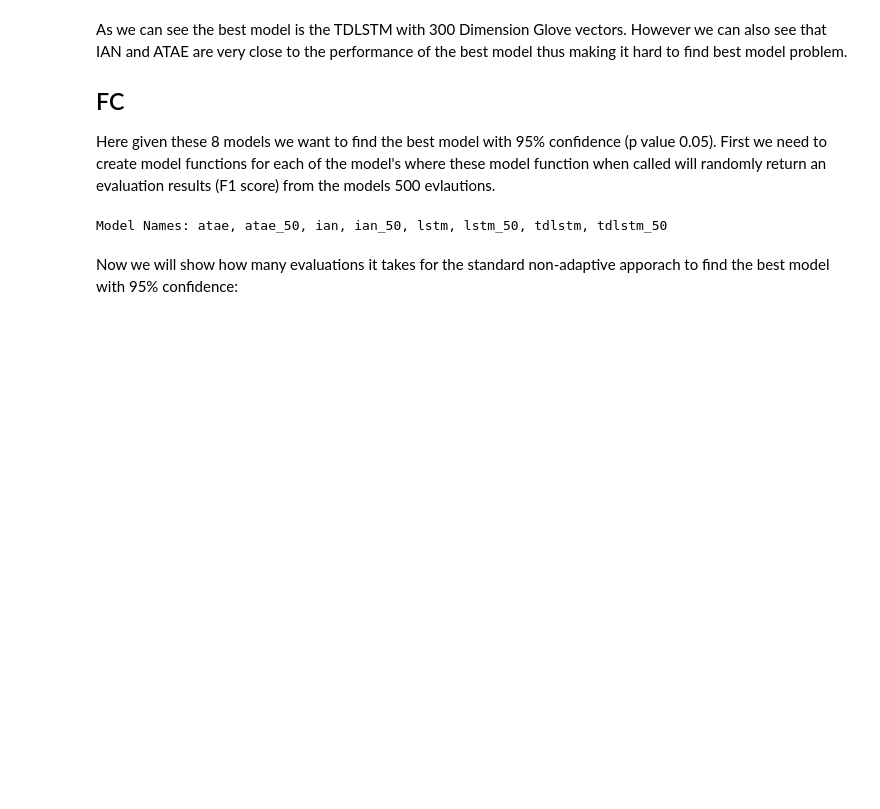
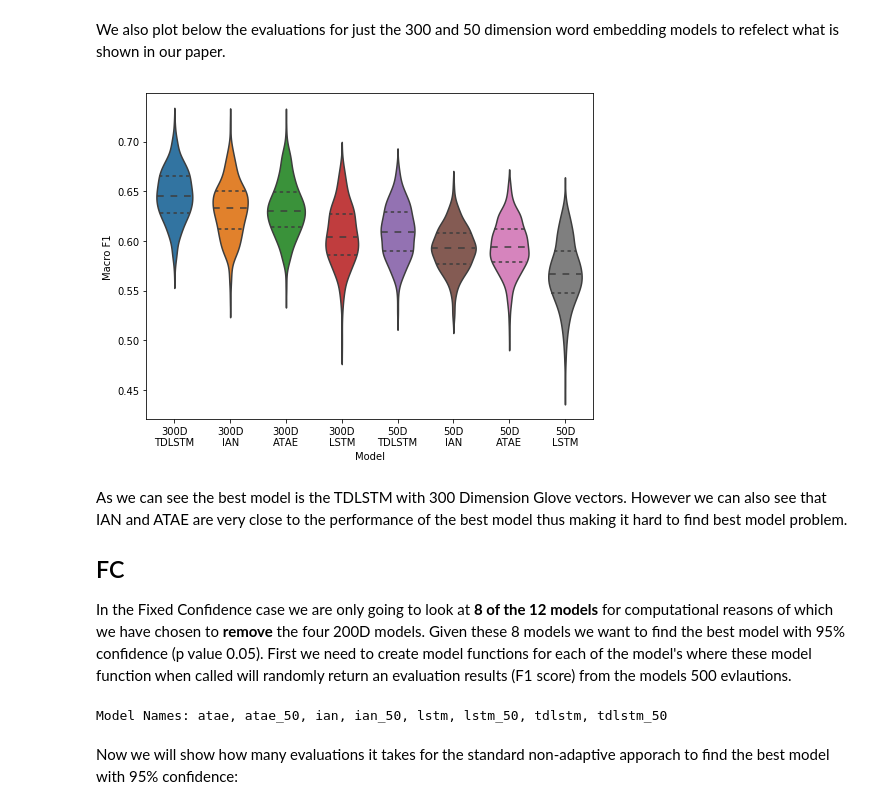
Before and after one commit to apmoore1/fiesta, a Jupyter notebook: notebooks/Advantages_of_Model_Selection.ipynb, the cells around one changed output. Drawn from its saved outputs; the diff is of its cells as text; code cells hidden in the pictures; blank space fills up the shorter version.

```diff
--- a/notebooks/Advantages_of_Model_Selection.ipynb
+++ b/notebooks/Advantages_of_Model_Selection.ipynb
@@ -159,8 +168,15 @@ seaborn_violin_plot(tdsa_f1_results)
+# %% [markdown]
+We also plot below the evaluations for just the 300 and 50 dimension word embedding models to refelect what is shown in our paper.
+# %%
+tdsa_f1_results = get_data()
+seaborn_violin_plot(tdsa_f1_results, incl_200=False)
+# %% [output]
+[figure, added]
 # %% [markdown]
 As we can see the best model is the TDLSTM with 300 Dimension Glove vectors. However we can also see that IAN and ATAE are very close to the performance of the best model thus making it hard to find best model problem.
 
 ## FC
-Here given these 8 models we want to find the best model with 95% confidence (p value 0.05). First we need to create model functions for each of the model's where these model function when called will randomly return an evaluation results (F1 score) from the models 500 evlautions.
+In the Fixed Confidence case we are only going to look at **8 of the 12 models** for computational reasons of which we have chosen to **remove** the four 200D models. Given these 8 models we want to find the best model with 95% confidence (p value 0.05). First we need to create model functions for each of the model's where these model function when called will randomly return an evaluation results (F1 score) from the models 500 evlautions.
 # %%
 model_names: List[str] = []
 model_f1_scores: List[float] = []
```
Also changed, not shown: parts of 19 cells of this notebook.
